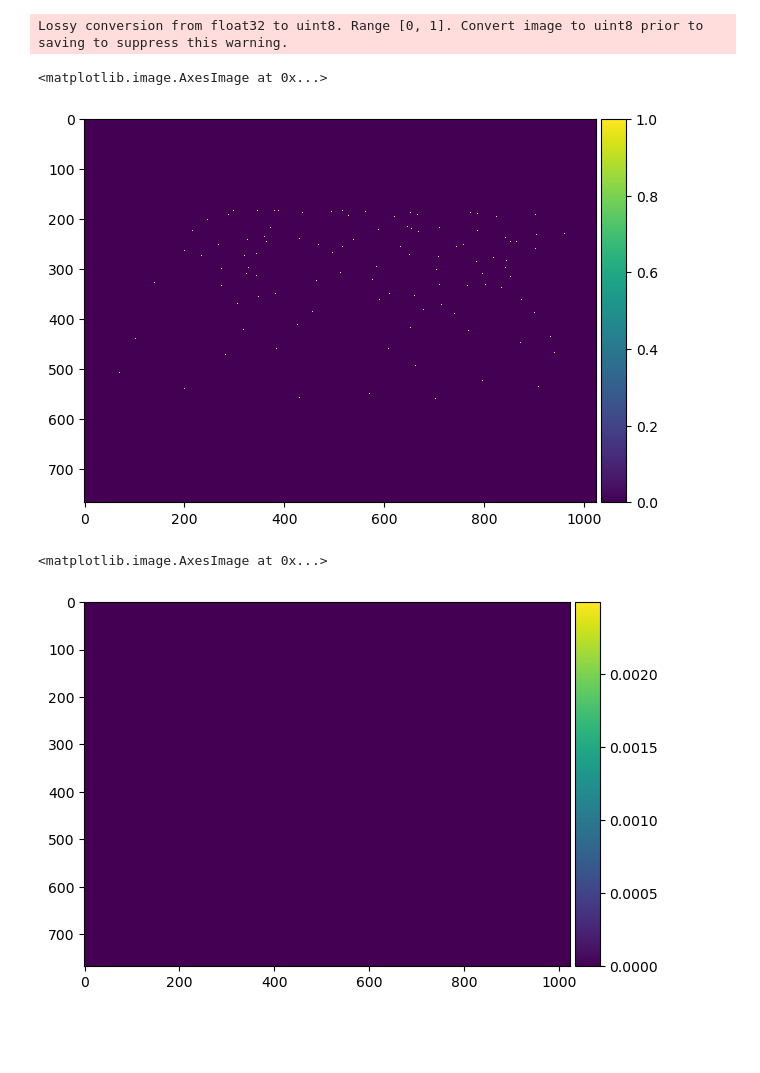
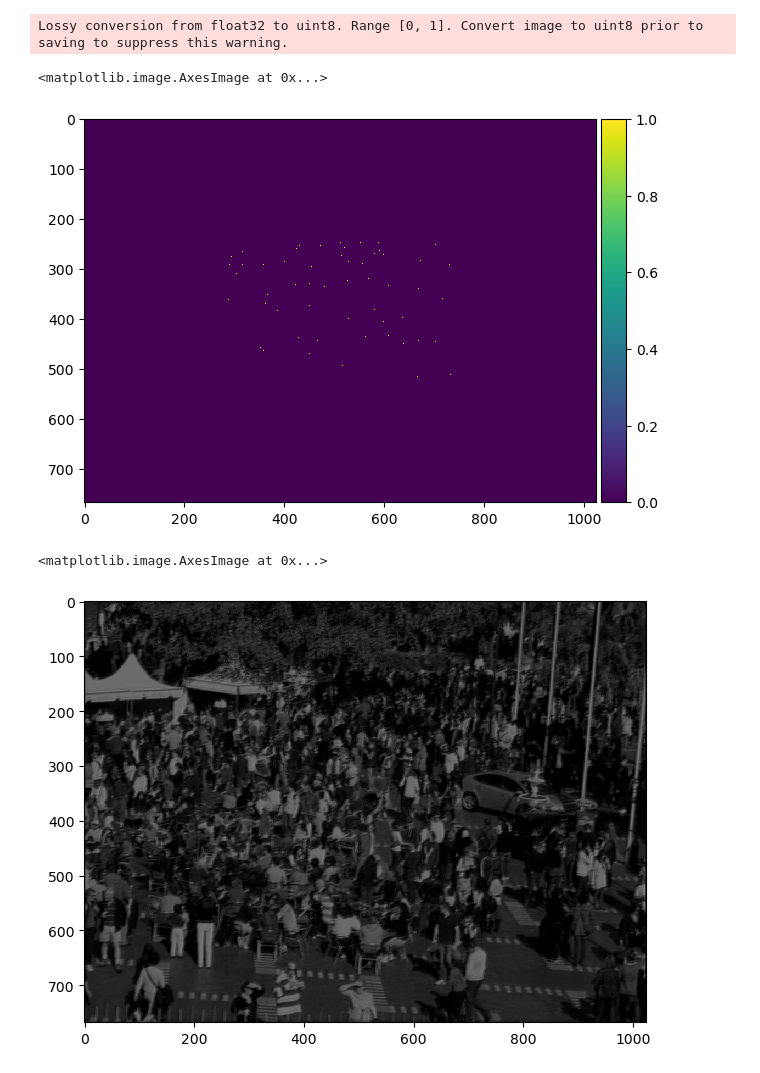
Before and after one commit to hugogavilima/Gaussian-Derivates-Network, a Jupyter notebook: data_train_testing.ipynb, the cells around one changed output. Saved outputs shown, nothing was run; the diff lists cells and outputs as text; code cells hidden in the pictures; blank space fills up the shorter version.

```diff
--- a/data_train_testing.ipynb
+++ b/data_train_testing.ipynb
@@ -68,7 +68,7 @@ history = model.fit(train_img,
                     train_GT,
                     batch_size = 10,
                     epochs = 1,
-                    validation_data=(test_img, test_img),
+                    validation_data=(test_img, test_GT),
                     callbacks=[cp_callback])
 # %% [output]
 Epoch 1: saving model to training\cp.ckpt
@@ -105,14 +104,14 @@ io.imsave('1.jpg', test_GT[2,:,:,0].numpy())
 # %% [output]
 Lossy conversion from float32 to uint8. Range [0, 1]. Convert image to uint8 prior to saving to suppress this warning.
 # %%
-io.imshow(test_GT[2,:,:,0].numpy())
+io.imshow(test_GT[4,:,:,0].numpy())
 # %% [output]
 <matplotlib.image.AxesImage at 0x...>
-[figure, old version]
+[figure, new version]
 # %%
 from skimage import io
 
-io.imshow(tt[2,:,:,0].numpy())
+io.imshow(tt[1,:,:,0].numpy())
 # %% [output]
 <matplotlib.image.AxesImage at 0x...>
-[figure, old version]
+[figure, new version]
```
Also changed, not shown: parts of 9 cells of this notebook, 5 other files.
